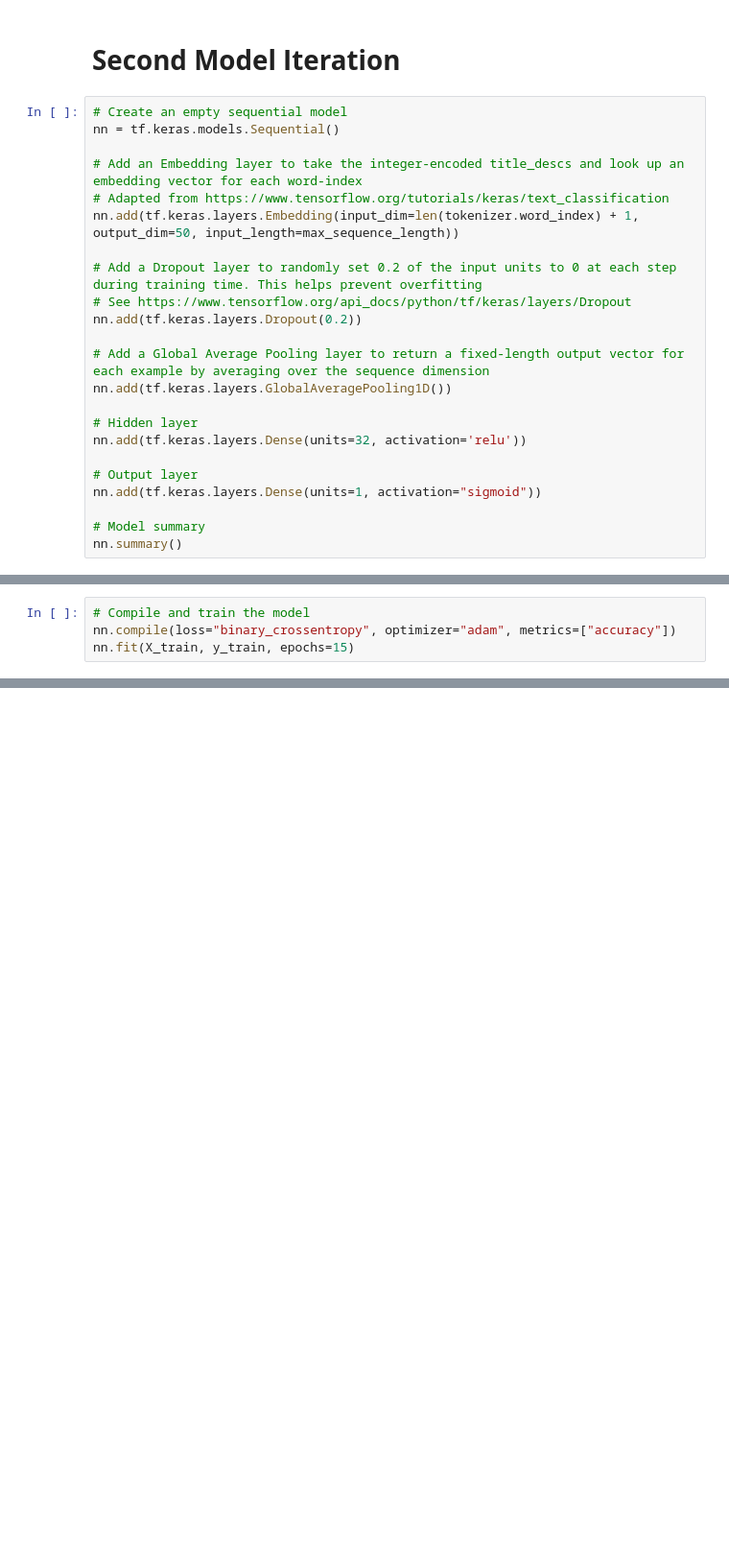
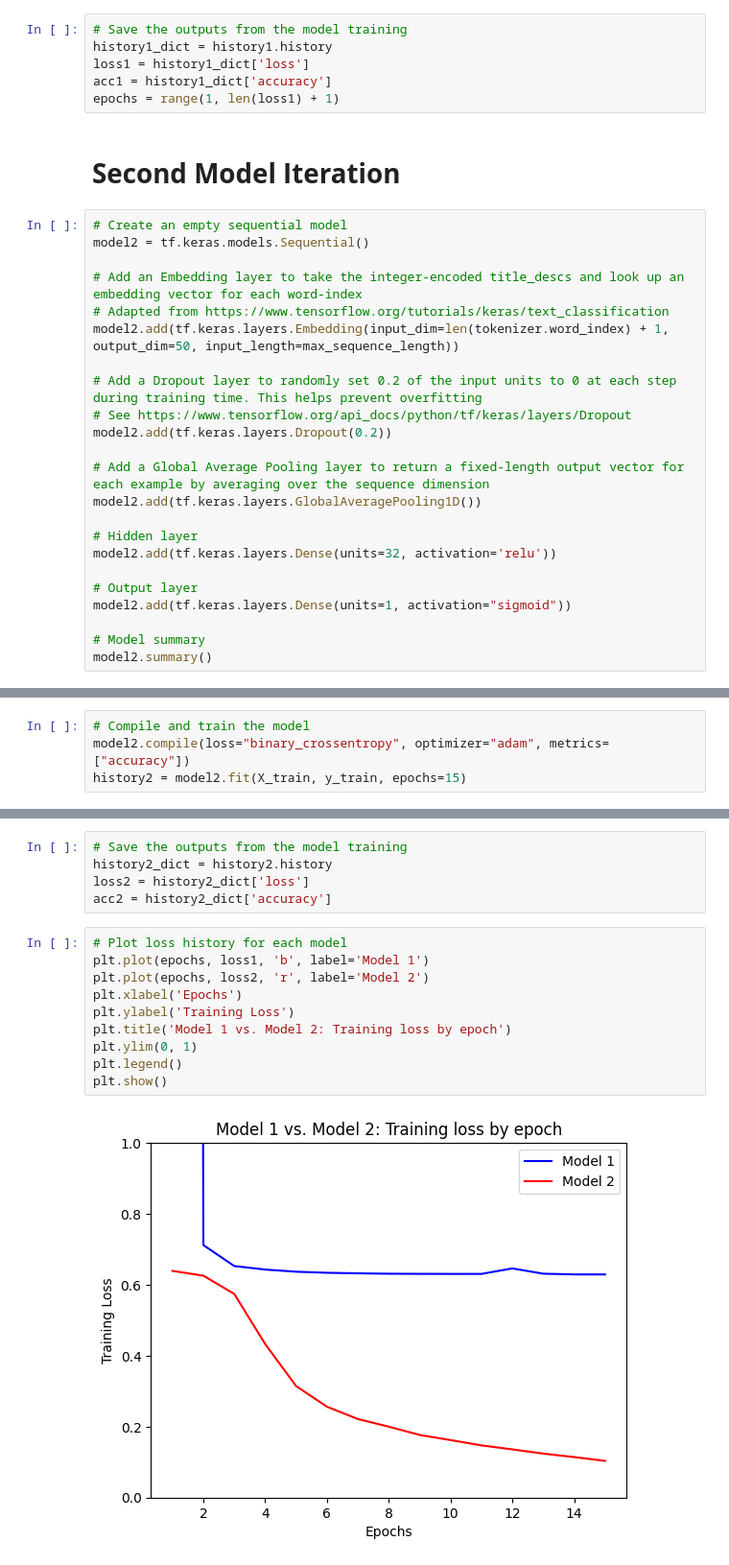
Before and after one commit to StephWolter/PeterbestSellers, a Jupyter notebook: Predicting_NYT_Lists.ipynb, the cells around one changed output, grey strips where cells are left out. Shown at 96% size. Drawn from its saved outputs; the diff is of its cells as text; blank space fills up the shorter version.

Commit message:
1) Matplotlib plots of historical loss and accuracy. 2) Example predictions

```diff
--- a/Predicting_NYT_Lists.ipynb
+++ b/Predicting_NYT_Lists.ipynb
@@ -221,26 +221,32 @@ Loss: 0.6535598039627075, Accuracy: 0.6719970107078552
+# %%
+# Save the outputs from the model training
+history1_dict = history1.history
+loss1 = history1_dict['loss']
+acc1 = history1_dict['accuracy']
+epochs = range(1, len(loss1) + 1)
 # %% [markdown]
 # **Second Model Iteration**
 # %%
 # Create an empty sequential model
-nn = tf.keras.models.Sequential()
+model2 = tf.keras.models.Sequential()
 
 # Add an Embedding layer to take the integer-encoded title_descs and look up an embedding vector for each word-index
 # Adapted from https://www.tensorflow.org/tutorials/keras/text_classification
-nn.add(tf.keras.layers.Embedding(input_dim=len(tokenizer.word_index) + 1, output_dim=50, input_length=max_sequence_length))
+model2.add(tf.keras.layers.Embedding(input_dim=len(tokenizer.word_index) + 1, output_dim=50, input_length=max_sequence_length))
 
 # Add a Dropout layer to randomly set 0.2 of the input units to 0 at each step during training time. This helps prevent overfitting
 # See https://www.tensorflow.org/api_docs/python/tf/keras/layers/Dropout
-nn.add(tf.keras.layers.Dropout(0.2))
+model2.add(tf.keras.layers.Dropout(0.2))
 
 # Add a Global Average Pooling layer to return a fixed-length output vector for each example by averaging over the sequence dimension
-nn.add(tf.keras.layers.GlobalAveragePooling1D())
+model2.add(tf.keras.layers.GlobalAveragePooling1D())
 
 # Hidden layer
-nn.add(tf.keras.layers.Dense(units=32, activation='relu'))
+model2.add(tf.keras.layers.Dense(units=32, activation='relu'))
 
 # Output layer
-nn.add(tf.keras.layers.Dense(units=1, activation="sigmoid"))
+model2.add(tf.keras.layers.Dense(units=1, activation="sigmoid"))
 
 # Model summary
-nn.summary()
+model2.summary()
 # %% [output]
@@ -266,7 +272,7 @@ Non-trainable params: 0
 _________________________________________________________________
 # %%
 # Compile and train the model
-nn.compile(loss="binary_crossentropy", optimizer="adam", metrics=["accuracy"])
-nn.fit(X_train, y_train, epochs=15)
+model2.compile(loss="binary_crossentropy", optimizer="adam", metrics=["accuracy"])
+history2 = model2.fit(X_train, y_train, epochs=15)
 # %% [output]
 Epoch 1/15
@@ -296,0 +302,17 @@ Loss: 0.31123673915863037, Accuracy: 0.8772777915000916
+# %%
+# Save the outputs from the model training
+history2_dict = history2.history
+loss2 = history2_dict['loss']
+acc2 = history2_dict['accuracy']
+# %%
+# Plot loss history for each model
+plt.plot(epochs, loss1, 'b', label='Model 1')
+plt.plot(epochs, loss2, 'r', label='Model 2')
+plt.xlabel('Epochs')
+plt.ylabel('Training Loss')
+plt.title('Model 1 vs. Model 2: Training loss by epoch')
+plt.ylim(0, 1)
+plt.legend()
+plt.show()
+# %% [output]
+[figure, added]
```
Also changed, not shown: parts of 13 cells of this notebook.
